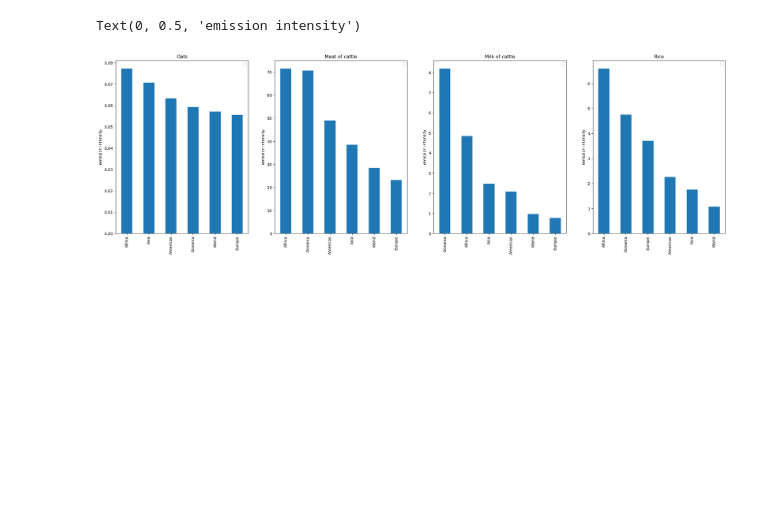
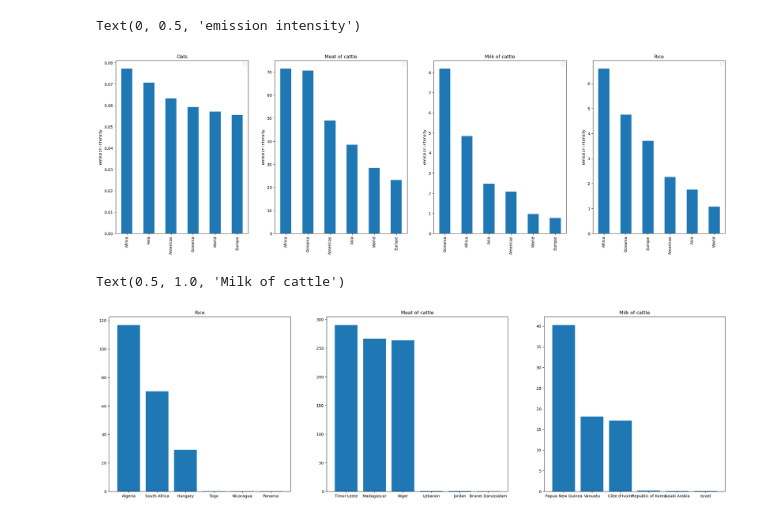
Before and after one commit to kostinam/neuefische-capstone, a Jupyter notebook: cl-eda.ipynb, the cells around one changed output. Cells and saved outputs as stored; diff of their text form; code cells hidden in the pictures; blank space fills up the shorter version.

```diff
--- a/cl-eda.ipynb
+++ b/cl-eda.ipynb
@@ -708,5 +680,7 @@ Text(0.5, 0, 'Emission intensity')
 # %% [markdown]
 ### Emission itensities by countries/continents
+# %%
+prod_emis_intensities = df_prod_emis[(df_prod_emis.year == 2020) & (df_prod_emis.emissions_co2eq_combined_in_kt.notnull())]
 # %%
 prod_emis_intensities_grouped_1 = prod_emis_intensities[prod_emis_intensities['item'] == 'Oats']
 prod_emis_intensities_grouped_1 = prod_emis_intensities_grouped_1[['continent', 'emissions_intensity_combined_in_kg_co2eq_per_kg']].groupby(['continent'], as_index=False).agg('mean').sort_values(by='emissions_intensity_combined_in_kg_co2eq_per_kg', ascending=False)
@@ -748,3 +722,26 @@ axes[3].set_ylabel('emission intensity')
 # %% [output]
 Text(0, 0.5, 'emission intensity')
 [figure]
+# %%
+prod_emis_intensities_grouped_1 = prod_emis_intensities[(prod_emis_intensities['item'] == 'Rice') & (prod_emis_intensities['emissions_intensity_combined_in_kg_co2eq_per_kg'].notnull()) & (prod_emis_intensities['emissions_intensity_combined_in_kg_co2eq_per_kg'] != 0)]
+prod_emis_intensities_grouped_1 = prod_emis_intensities_grouped_1[['country', 'emissions_intensity_combined_in_kg_co2eq_per_kg']].groupby(['country'], as_index=False).agg('mean').sort_values(by='emissions_intensity_combined_in_kg_co2eq_per_kg', ascending=False)
+
+prod_emis_intensities_grouped_2 = prod_emis_intensities[(prod_emis_intensities['item'] == 'Meat of cattle with the bone, fresh or chilled') & (prod_emis_intensities['emissions_intensity_combined_in_kg_co2eq_per_kg'].notnull()) & (prod_emis_intensities['emissions_intensity_combined_in_kg_co2eq_per_kg'] != 0)]
+prod_emis_intensities_grouped_2 = prod_emis_intensities_grouped_2[['country', 'emissions_intensity_combined_in_kg_co2eq_per_kg']].groupby(['country'], as_index=False).agg('mean').sort_values(by='emissions_intensity_combined_in_kg_co2eq_per_kg', ascending=False)
+
+prod_emis_intensities_grouped_3 = prod_emis_intensities[(prod_emis_intensities['item'] == 'Raw milk of cattle') & (prod_emis_intensities['emissions_intensity_combined_in_kg_co2eq_per_kg'].notnull()) & (prod_emis_intensities['emissions_intensity_combined_in_kg_co2eq_per_kg'] != 0)]
+prod_emis_intensities_grouped_3 = prod_emis_intensities_grouped_3[['country', 'emissions_intensity_combined_in_kg_co2eq_per_kg']].groupby(['country'], as_index=False).agg('mean').sort_values(by='emissions_intensity_combined_in_kg_co2eq_per_kg', ascending=False)
+
+fig, axes = plt.subplots(1, 3, figsize=(28, 8))
+
+axes[0].bar(prod_emis_intensities_grouped_1.head(3).country.tolist() + prod_emis_intensities_grouped_1.tail(3).country.tolist(), prod_emis_intensities_grouped_1.emissions_intensity_combined_in_kg_co2eq_per_kg.head(3).tolist() + prod_emis_intensities_grouped_1.emissions_intensity_combined_in_kg_co2eq_per_kg.tail(3).tolist())
+axes[0].set_title('Rice')
+
+axes[1].bar(prod_emis_intensities_grouped_2.head(3).country.tolist() + prod_emis_intensities_grouped_2.tail(3).country.tolist(), prod_emis_intensities_grouped_2.emissions_intensity_combined_in_kg_co2eq_per_kg.head(3).tolist() + prod_emis_intensities_grouped_2.emissions_intensity_combined_in_kg_co2eq_per_kg.tail(3).tolist())
+axes[1].set_title('Meat of cattle')
+
+axes[2].bar(prod_emis_intensities_grouped_3.head(3).country.tolist() + prod_emis_intensities_grouped_3.tail(3).country.tolist(), prod_emis_intensities_grouped_3.emissions_intensity_combined_in_kg_co2eq_per_kg.head(3).tolist() + prod_emis_intensities_grouped_3.emissions_intensity_combined_in_kg_co2eq_per_kg.tail(3).tolist())
+axes[2].set_title('Milk of cattle')
+# %% [output]
+Text(0.5, 1.0, 'Milk of cattle')
+[figure, added]
```
Also changed, not shown: parts of 15 cells of this notebook.
